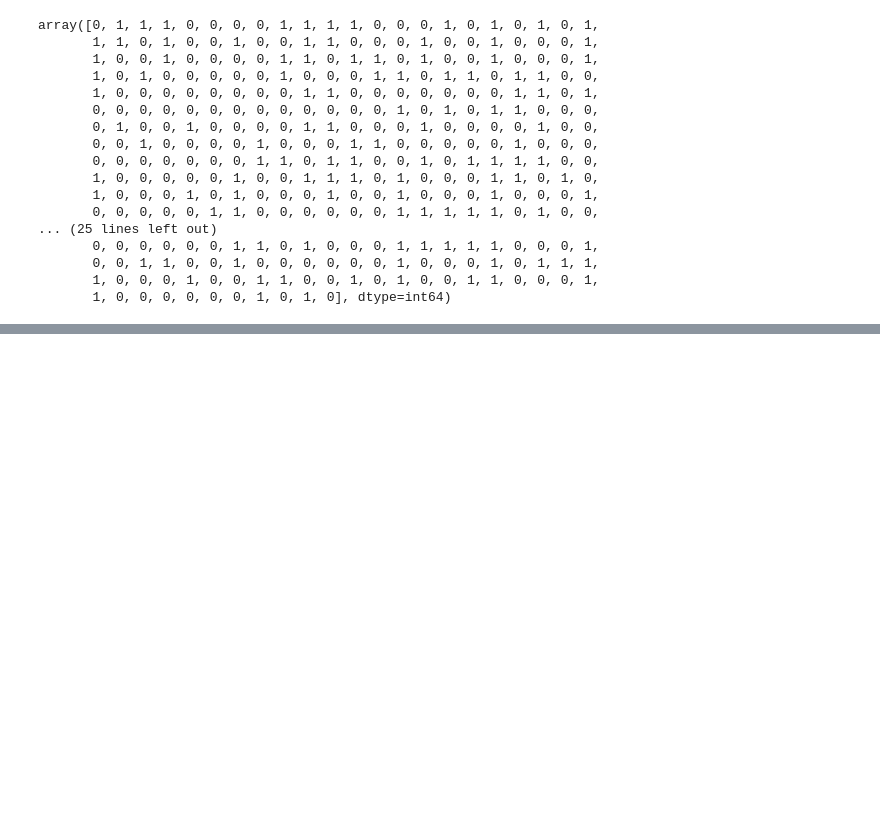
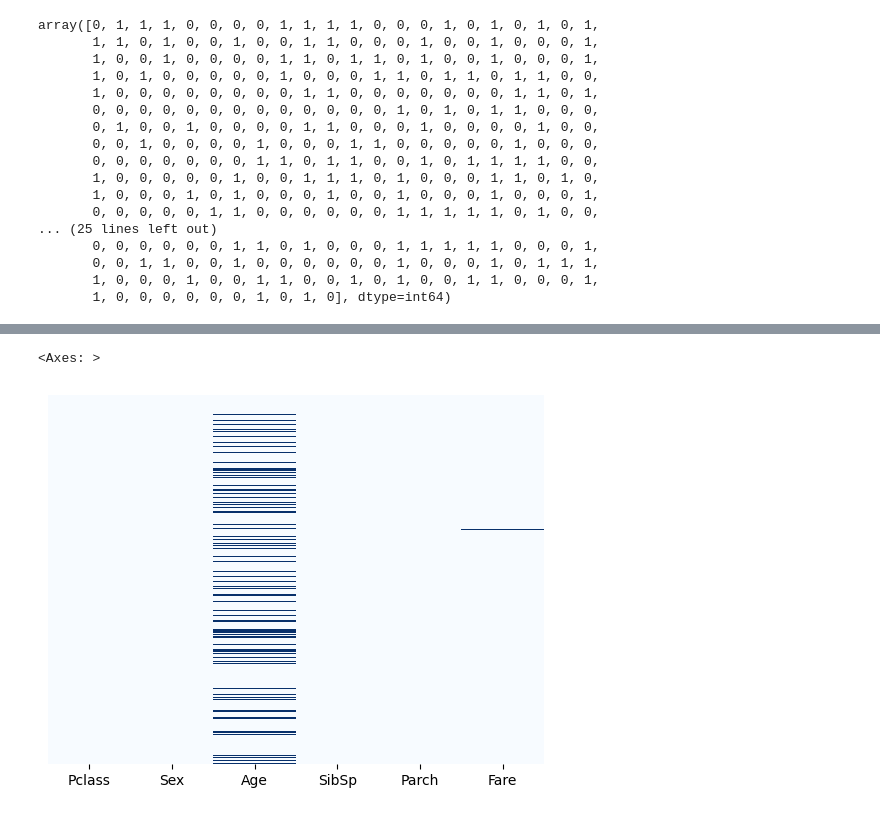
Before and after one commit to AlvaroBishop/TitanicSurvival, a Jupyter notebook: TitanicSurvivalPrediction.ipynb, the cells around one changed output, grey strips where cells are left out. Drawn from its saved outputs; the diff is of its cells as text; code cells hidden in the pictures; blank space fills up the shorter version.

```diff
--- a/TitanicSurvivalPrediction.ipynb
+++ b/TitanicSurvivalPrediction.ipynb
@@ -251,0 +254,3 @@ array([0, 1, 1, 1, 0, 0, 0, 0, 1, 1, 1, 1, 0, 0, 0, 1, 0, 1, 0, 1, 0, 1,
+# %%
+testing_set = pd.read_csv('Test_Titanic.csv')
+testing_set
@@ -251,0 +271,3 @@ array([0, 1, 1, 1, 0, 0, 0, 0, 1, 1, 1, 1, 0, 0, 0, 1, 0, 1, 0, 1, 0, 1,
+# %%
+testing_set.drop(['PassengerId', 'Name', 'Ticket', 'Embarked', 'Cabin'], axis = 1, inplace = True)
+testing_set
@@ -251,0 +288,5 @@ array([0, 1, 1, 1, 0, 0, 0, 0, 1, 1, 1, 1, 0, 0, 0, 1, 0, 1, 0, 1, 0, 1,
+# %%
+sns.heatmap(testing_set.isnull(), yticklabels = False, cbar = False, cmap = 'Blues')
+# %% [output]
+<Axes: >
+[figure, added]
```
Also changed, not shown: parts of 21 cells of this notebook.
